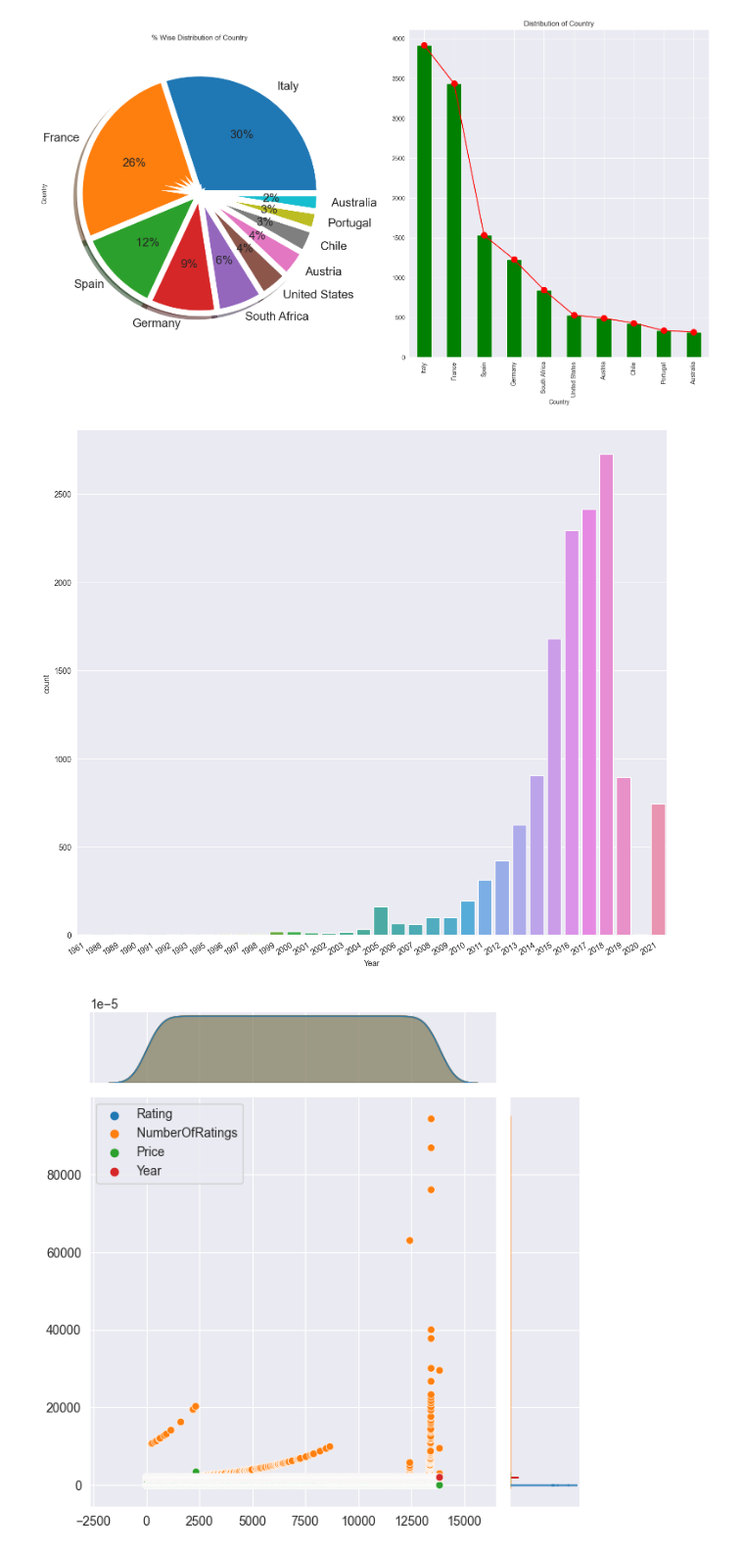
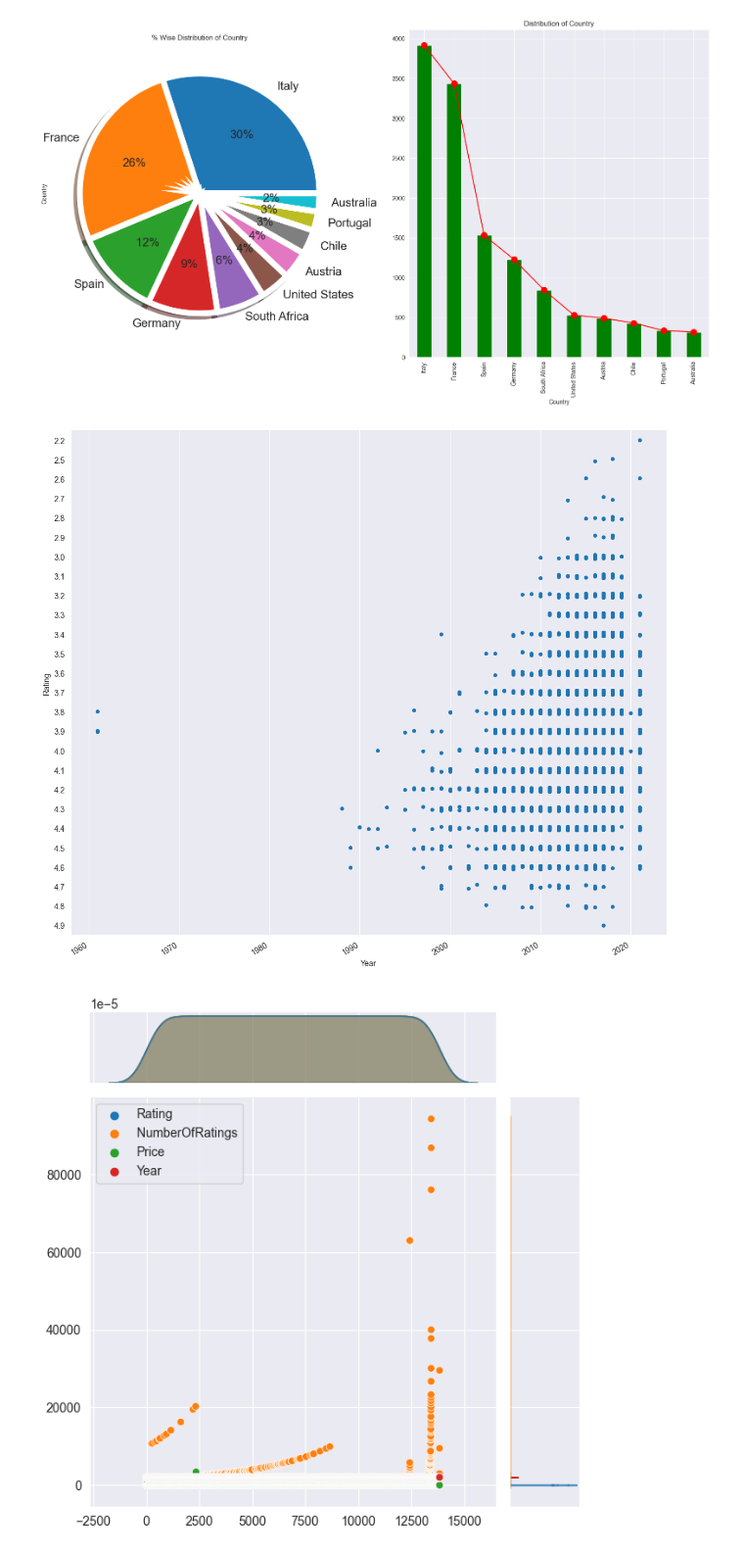
Before and after one commit to abd1bayev/My-Vivino, a Jupyter notebook: my_vivino.ipynb, the cells around one changed output. Shown at 98% size. Saved outputs shown, nothing was run; the diff lists cells and outputs as text; code cells hidden in the pictures.

```diff
--- a/my_vivino.ipynb
+++ b/my_vivino.ipynb
@@ -128,13 +128,13 @@ pie(vino_df)
 [figure]
 # %%
 def Year(dataset):
-    ax = sns.catplot(x='Year',kind='count',data=vino_df,orient="h",height=11.30)
+    ax = sns.catplot(x='Year', y='Rating', data=vino_df,orient="h",height=11.30)
     ax.fig.autofmt_xdate()
     plt.show()
 
 Year(vino_df)
 # %% [output]
-[figure, old version]
+[figure, new version]
 # %%
 sns.jointplot(data=vino_df)
 plt.show()
```
Also changed, not shown: parts of 2 cells of this notebook, 3 other files.
